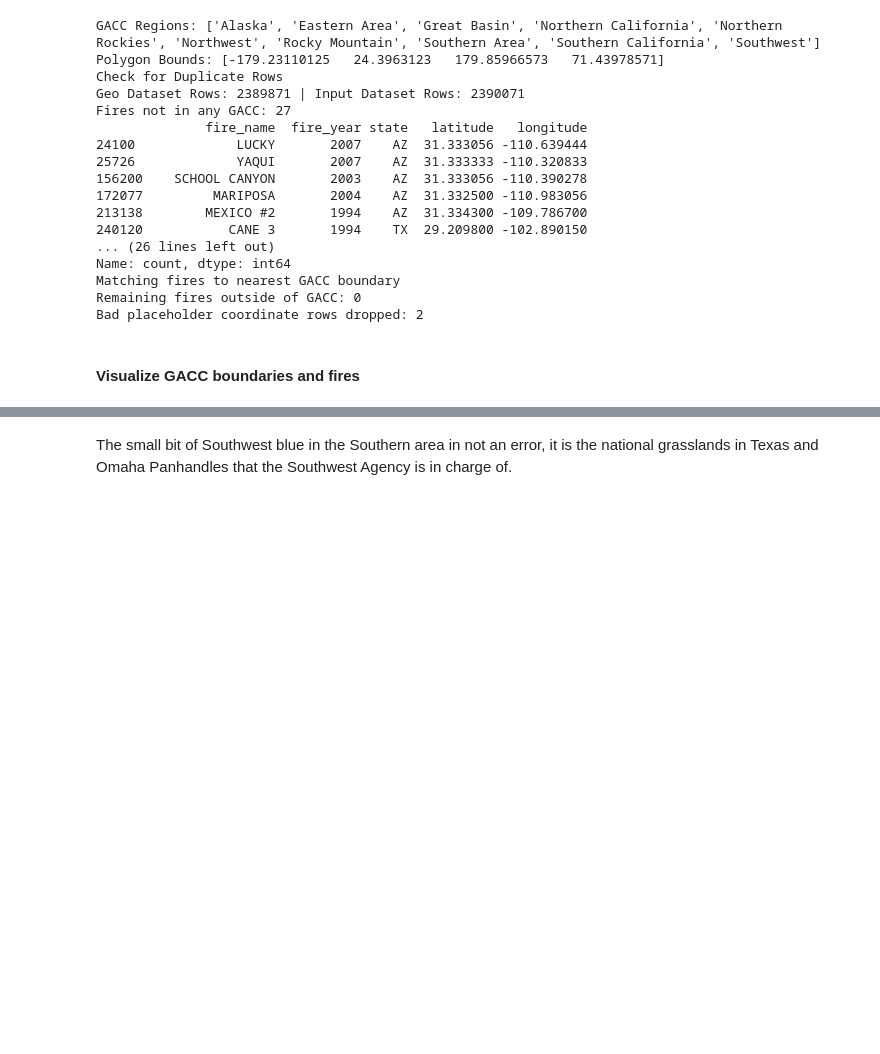
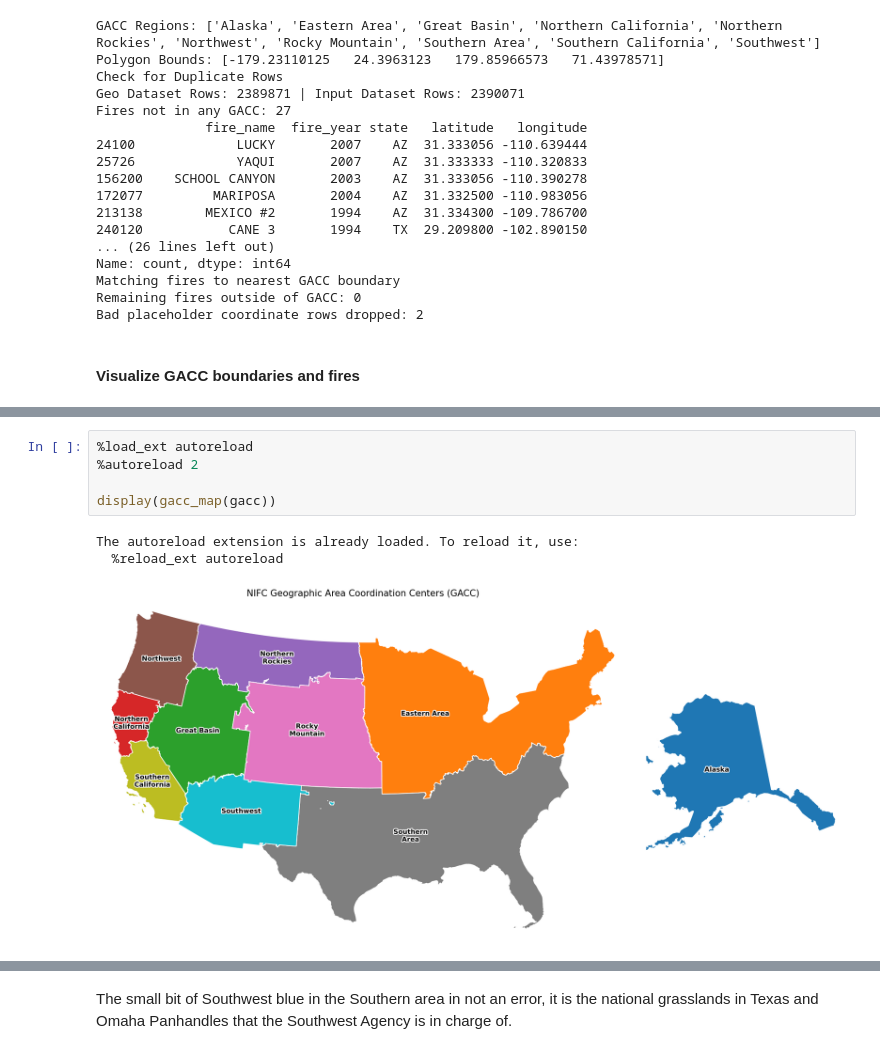
Before and after one commit to JJsouth/wgu_wildfire_capstone, a Jupyter notebook: analysis.ipynb, the cells around one changed output, grey strips where cells are left out. Drawn from its saved outputs; the diff is of its cells as text; blank space fills up the shorter version.

```diff
--- a/analysis.ipynb
+++ b/analysis.ipynb
@@ -62,0 +62,9 @@ Saved GACC map to gacc_regions.png
+# %%
+%load_ext autoreload
+%autoreload 2
+
+display(gacc_map(gacc))
+# %% [output]
+The autoreload extension is already loaded. To reload it, use:
+  %reload_ext autoreload
+[figure, added]
```
Also changed, not shown: parts of 5 cells of this notebook, 1 other file.
